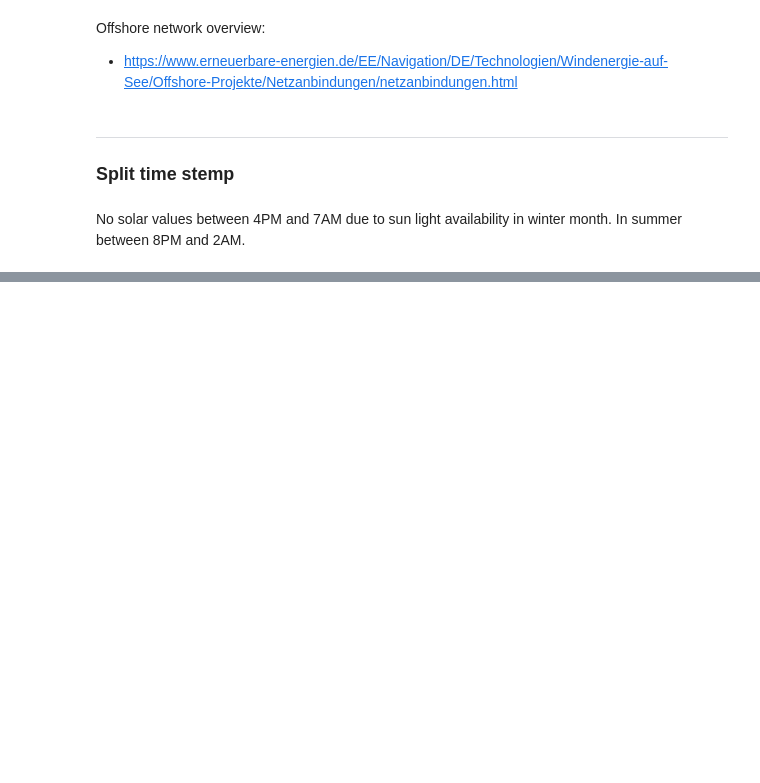
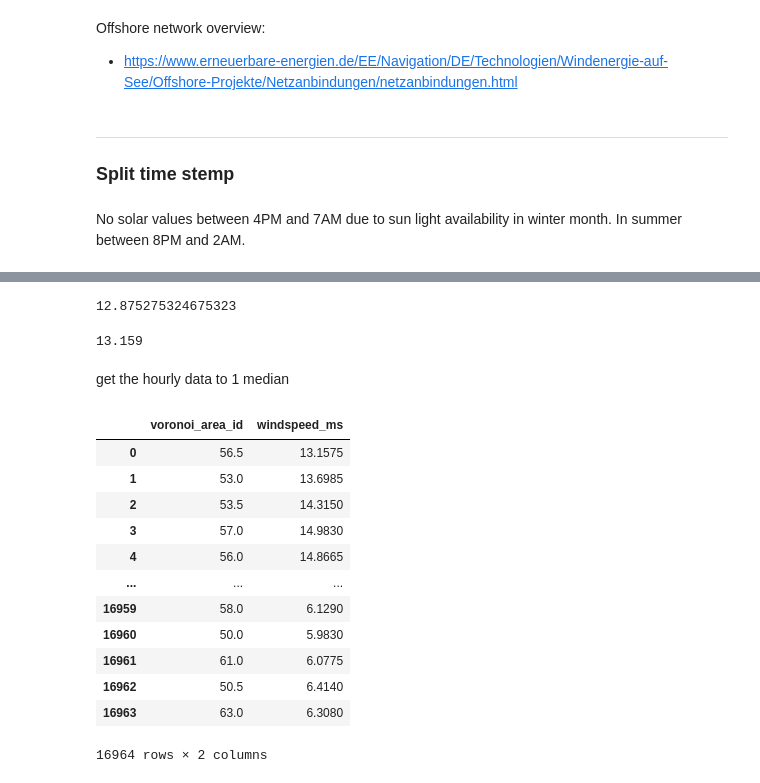
Before and after one commit to Windbenders/capstone_energy, a Jupyter notebook: notebooks/notebook_Katrin.ipynb, the cells around one changed output, grey strips where cells are left out. Saved outputs shown, nothing was run; the diff lists cells and outputs as text; code cells hidden in the pictures; blank space fills up the shorter version.

```diff
--- a/notebooks/notebook_Katrin.ipynb
+++ b/notebooks/notebook_Katrin.ipynb
@@ -543,0 +372,28 @@ ohr_won.head(10)
+# %%
+speedy_short['windspeed_ms'].mean()
+# %% [output]
+12.875275324675323
+# %%
+speedy_short['windspeed_ms'].median()
+# %% [output]
+13.159
+# %% [markdown]
+get the hourly data to 1 median
+# %%
+speedy_med=speedy.groupby(np.arange(len(speedy))//386).median()
+# %%
+speedy_med
+# %% [output]
+|  | voronoi_area_id | windspeed_ms |
+| 0 | 56.5 | 13.1575 |
+| 1 | 53.0 | 13.6985 |
+| 2 | 53.5 | 14.3150 |
+| 3 | 57.0 | 14.9830 |
+| 4 | 56.0 | 14.8665 |
+| ... | ... | ... |
+| 16959 | 58.0 | 6.1290 |
+| 16960 | 50.0 | 5.9830 |
+| 16961 | 61.0 | 6.0775 |
+| 16962 | 50.5 | 6.4140 |
+| 16963 | 63.0 | 6.3080 |
+16964 rows × 2 columns
```
Also changed, not shown: parts of 67 cells of this notebook.
